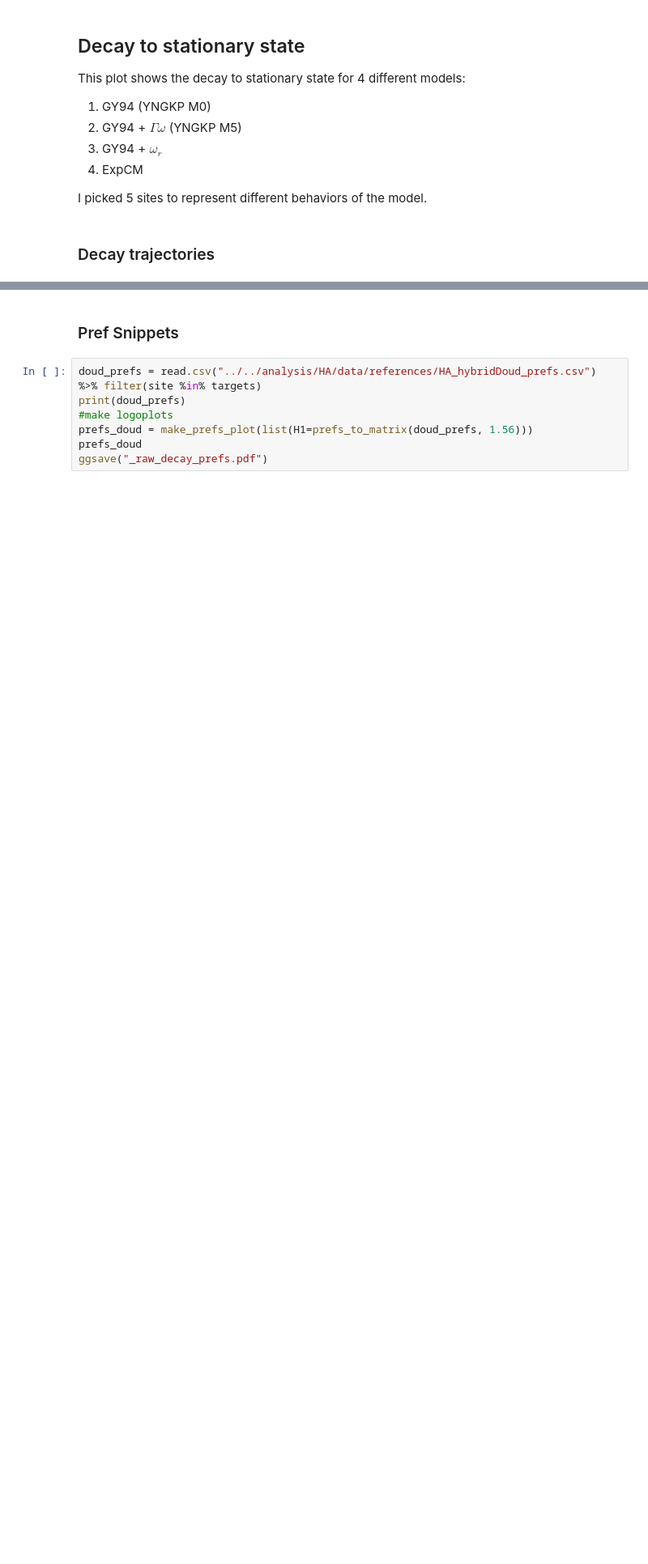
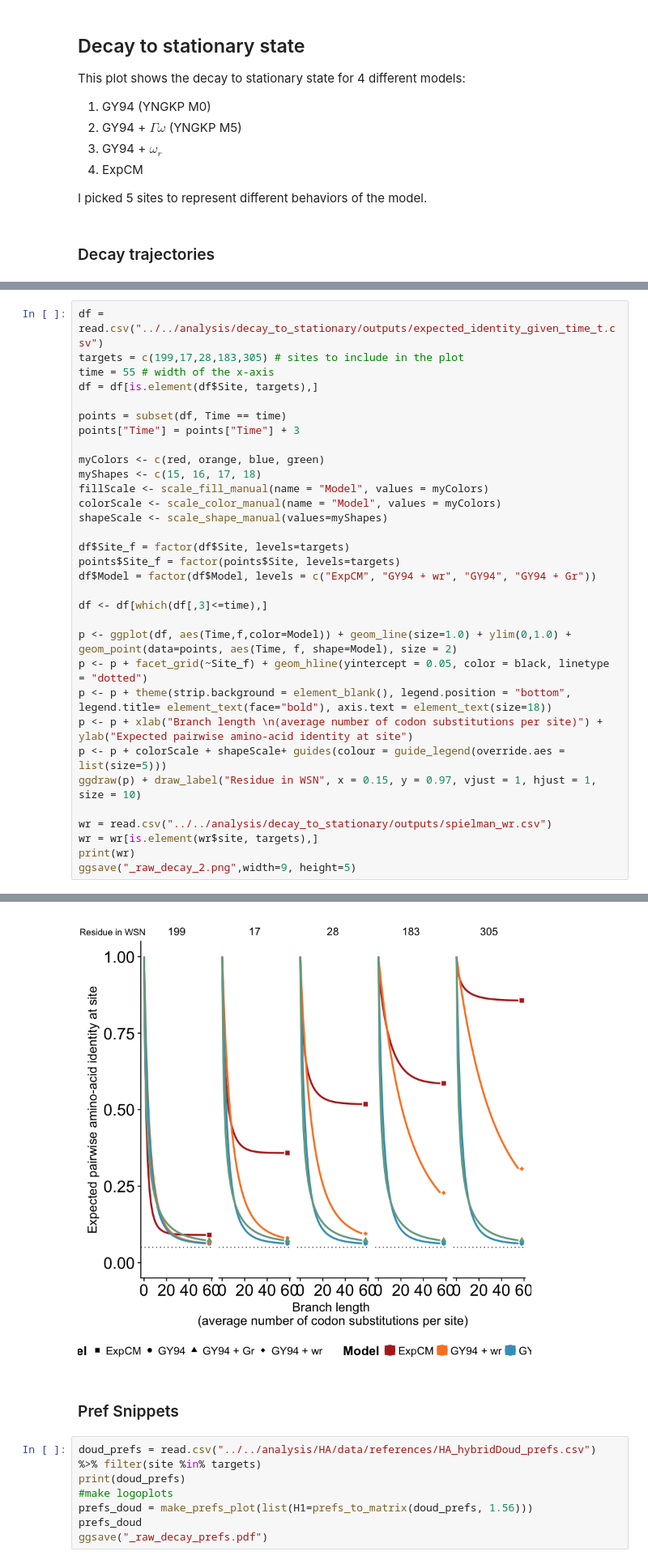
Before and after one commit to jbloomlab/divergence_timing_manuscript, a Jupyter notebook: manuscript/figures/figures.ipynb, the cells around one changed output, grey strips where cells are left out. Shown at 81% size. Cells and saved outputs as stored; diff of their text form; blank space fills up the shorter version.

Commit message:
added decay2 draft

```diff
--- a/manuscript/figures/figures.ipynb
+++ b/manuscript/figures/figures.ipynb
@@ -206,0 +207,33 @@ print(wr)
+# %%
+df = read.csv("../../analysis/decay_to_stationary/outputs/expected_identity_given_time_t.csv")
+targets = c(199,17,28,183,305) # sites to include in the plot
+time = 55 # width of the x-axis
+df = df[is.element(df$Site, targets),]
+
+points = subset(df, Time == time)
+points["Time"] = points["Time"] + 3
+
+myColors <- c(red, orange, blue, green)
+myShapes <- c(15, 16, 17, 18)
+fillScale <- scale_fill_manual(name = "Model", values = myColors)
+colorScale <- scale_color_manual(name = "Model", values = myColors)
+shapeScale <- scale_shape_manual(values=myShapes)
+
+df$Site_f = factor(df$Site, levels=targets)
+points$Site_f = factor(points$Site, levels=targets)
+df$Model = factor(df$Model, levels = c("ExpCM", "GY94 + wr", "GY94", "GY94 + Gr"))
+
+df <- df[which(df[,3]<=time),]
+
+p <- ggplot(df, aes(Time,f,color=Model)) + geom_line(size=1.0) + ylim(0,1.0) + geom_point(data=points, aes(Time, f, shape=Model), size = 2)
+p <- p + facet_grid(~Site_f) + geom_hline(yintercept = 0.05, color = black, linetype = "dotted")
+p <- p + theme(strip.background = element_blank(), legend.position = "bottom", legend.title= element_text(face="bold"), axis.text = element_text(size=18))
+p <- p + xlab("Branch length \n(average number of codon substitutions per site)") + ylab("Expected pairwise amino-acid identity at site")
+p <- p + colorScale + shapeScale+ guides(colour = guide_legend(override.aes = list(size=5)))
+ggdraw(p) + draw_label("Residue in WSN", x = 0.15, y = 0.97, vjust = 1, hjust = 1, size = 10)
+
+wr = read.csv("../../analysis/decay_to_stationary/outputs/spielman_wr.csv")
+wr = wr[is.element(wr$site, targets),]
+print(wr)
+ggsave("_raw_decay_2.png",width=9, height=5)
+# %% [output]
@@ -207,3 +246,4 @@ print(wr)
+[figure, added]
 # %% [markdown]
 ### Pref Snippets
 # %%
```
Also changed, not shown: parts of 2 cells of this notebook, 4 other files.
